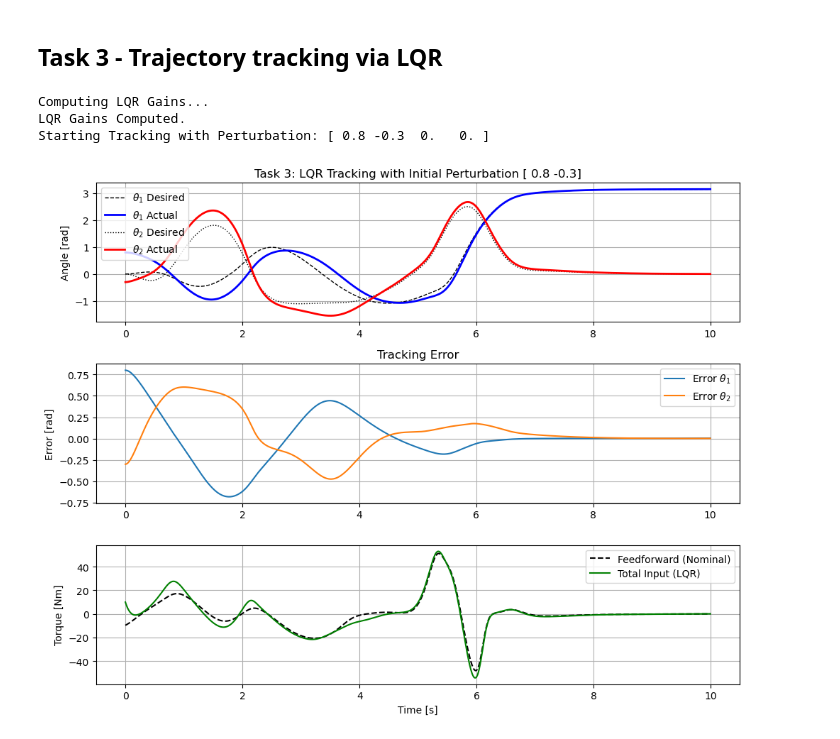
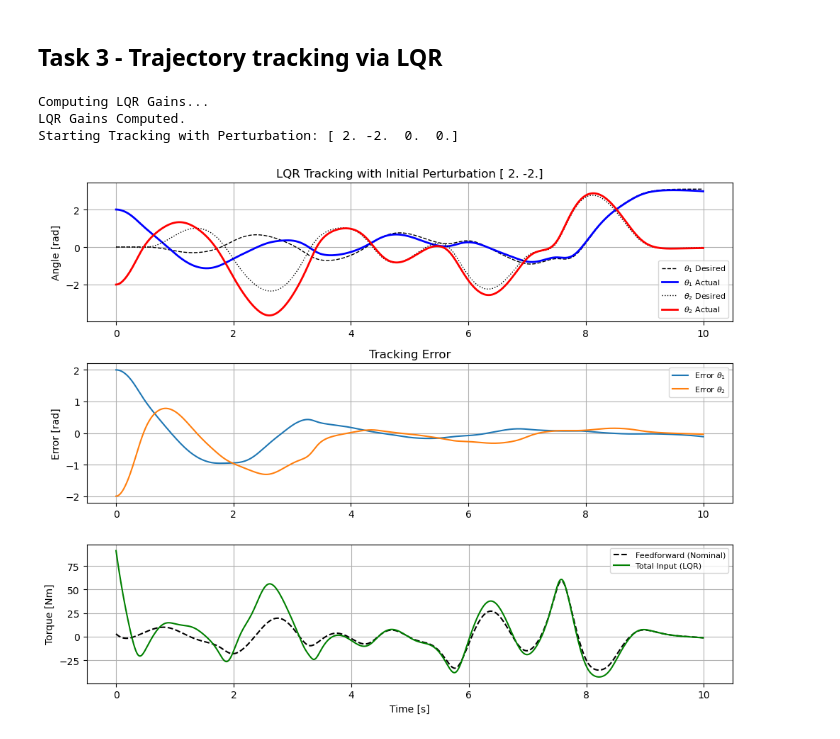
Before and after one commit to rubengilmartinez/acrobot-swingup-engine-optcon, a Jupyter notebook: notebooks/gymast_robot.ipynb, the cells around one changed output. Saved outputs shown, nothing was run; the diff lists cells and outputs as text; code cells hidden in the pictures.

```diff
--- a/notebooks/gymast_robot.ipynb
+++ b/notebooks/gymast_robot.ipynb
@@ -173,7 +173,7 @@ class Acrobot:
 
         # 3. Gravity Vector G(q)
         # G1 = g*lc1*m1*sin(theta1) + g*m2*(l1*sin(theta1) + lc2*sin(theta1+theta2))
-        g1 = self.g * self.lc1 * self.m1 * s1 + self.g * self.m2 * (self.l1 * s1) + self.lc2 * s12
+        g1 = self.g * self.lc1 * self.m1 * s1 + self.g * self.m2 * (self.l1 * s1 + self.lc2 * s12)
 
         # G2 = g*m2*lc2*sin(theta1+theta2)
         g2 = self.g * self.m2 * self.lc2 * s12
@@ -925,7 +935,7 @@ class NewtonSolver_Smooth:
         self.u_ref = np.zeros((self.N, 1))
 
         # Parameters for the "Natural" motion
-        t_switch = self.T_horizon / 2.0  # Time to start the main lift
+        t_switch = self.T_horizon / 1.5  # Time to start the main lift
 
         # 1. Oscillation Parameters
         pump_freq = 3.0
@@ -1113,7 +1123,7 @@ class NewtonSolver_Smooth:
             self.descent_norm_history.append(descent_norm)
 
             # --- PLOTTING: Armijo Landscape
-            if it < 3 or it % 10 == 0:
+            if it < 2 or it % 10 == 0:
                 print(f"Generating Armijo Plot for Iteration {it}...")
 
                 test_alphas = np.linspace(0, 1.5, 20)
@@ -1192,7 +1202,7 @@ class NewtonSolver_Smooth:
                     alpha *= beta
 
             # --- Finish Plotting (Add Stars for tested steps) ---
-            if it < 3 or it % 10 == 0:
+            if it < 2 or it % 10 == 0:
                 plt.scatter(alphas_tested, costs_tested, marker='*', s=100, color='orange',
                            edgecolor='black', zorder=5, label='Tested Steps')
                 if accepted:
@@ -1342,24 +1362,26 @@ class LQRTracker:
         self.dt = dt
         self.N = len(u_gen)
 
-        # --- LQR Cost Matrices (Tuning for Tracking) ---
-        # These can be different from Task 1/2!
+        # --- LQR Cost Matrices  ---
         # High Q_reg = "Stick very close to the path"
         self.Q_reg = np.diag([100.0, 100.0, 10.0, 10.0])
         self.R_reg = np.diag([0.1]) # Cheap control to allow aggressive corrections
         self.Q_reg_final = np.diag([100.0, 100.0, 10.0, 10.0])
 
-    def get_linearization(self, x, u):
+
+
+
+
+    def get_derivatives_fd(self, x, u): # Linearization of the non-linear dynamics
         """
-        Computes Jacobian A and B using Finite Differences
-        around a specific operating point (x, u).
+        Finite Difference calculation of Jacobians A, B.
         """
         eps = 1e-6
         nx, nu = 4, 1
-        A = np.zeros((nx, nx))
-        B = np.zeros((nx, nu))
+        A = np.zeros((nx, nx)) # shape (4,4)
+        B = np.zeros((nx, nu)) # shape (4,1)
 
-        # Central point
+        # Center point
         f0 = self.robot.discrete_step_rk4(x, u, self.dt)
 
         for i in range(nx):
@@ -1373,6 +1395,10 @@ class LQRTracker:
             B[:, i] = (f_inc - f0) / eps
 
         return A, B
+
+
+
+
 
     def compute_gains(self):
         """
@@ -1392,7 +1418,7 @@ class LQRTracker:
             # 1. Linearize around the OPTIMAL trajectory from Task 2
             x_t = self.x_gen[t]
             u_t = self.u_gen[t]
-            A_t, B_t = self.get_linearization(x_t, u_t)
+            A_t, B_t = self.get_derivatives_fd(x_t, u_t)
 
             # 2. Compute Gain K_t
             # K = inv(R + B'PB) * B'PA
@@ -1411,6 +1437,10 @@ class LQRTracker:
 
         print("LQR Gains Computed.")
         return self.K_gains
+
+
+
+
 
     def simulate_tracking(self, initial_perturbation):
         """
@@ -1441,18 +1471,19 @@ class LQRTracker:
 
         return x_real, u_real
 
-# --- EXECUTION FOR TASK 3 ---
+
+
+
+# --- EXECUTION ---
 
 # 1. Initialize Tracker with Task 2 results (x_opt, u_opt)
-# Note: Ensure you ran Task 2 before this!
 tracker = LQRTracker(robot, x_opt, u_opt, solver.dt)
 
 # 2. Compute Gains
 tracker.compute_gains()
 
-# 3. Define a perturbation (e.g., pushed 0.1 rad on theta1)
-# The hint says: "consider a perturbed initial condition"
-perturbation = np.array([0.8, -0.3, 0.0, 0.0])
+# 3. Define a perturbation --> 2 radians in theta1 and -2 radians in theta2
+perturbation = np.array([2, -2, 0.0, 0.0])
 
 # 4. Run Simulation
 x_track, u_track = tracker.simulate_tracking(perturbation)
@@ -1466,36 +1497,36 @@ plt.figure(figsize=(10, 8))
 plt.subplot(3, 1, 1)
 plt.plot(time, tracker.x_gen[:, 0], 'k--', linewidth=1, label=r'$\theta_1$ Desired')
 plt.plot(time, x_track[:, 0], 'b-', linewidth=2, label=r'$\theta_1$ Actual')
 plt.plot(time, tracker.x_gen[:, 1], 'k:', linewidth=1, label=r'$\theta_2$ Desired')
 plt.plot(time, x_track[:, 1], 'r-', linewidth=2, label=r'$\theta_2$ Actual')
 plt.ylabel('Angle [rad]')
-plt.title(f'Task 3: LQR Tracking with Initial Perturbation {perturbation[:2]}')
-plt.legend()
+plt.title(f'LQR Tracking with Initial Perturbation {perturbation[:2]}')
+plt.legend(fontsize=8)
 plt.grid(True)
 
 # Tracking Error
 plt.subplot(3, 1, 2)
 error = x_track - tracker.x_gen
 plt.plot(time, error[:, 0], label=r'Error $\theta_1$')
 plt.plot(time, error[:, 1], label=r'Error $\theta_2$')
 plt.ylabel('Error [rad]')
 plt.title('Tracking Error')
-plt.legend()
+plt.legend(fontsize=8)
 plt.grid(True)
 
 # Input Effort
 plt.subplot(3, 1, 3)
 plt.plot(time[:-1], tracker.u_gen, 'k--', label='Feedforward (Nominal)')
 plt.plot(time[:-1], u_track, 'g-', label='Total Input (LQR)')
 plt.ylabel('Torque [Nm]')
 plt.xlabel('Time [s]')
-plt.legend()
+plt.legend(fontsize=8)
 plt.grid(True)
 
 plt.tight_layout()
 plt.show()
 # %% [output]
 Computing LQR Gains...
 LQR Gains Computed.
-Starting Tracking with Perturbation: [ 0.8 -0.3  0.   0. ]
+Starting Tracking with Perturbation: [ 2. -2.  0.  0.]
-[figure, old version]
+[figure, new version]
```
Also changed, not shown: parts of 4 cells of this notebook, 9 other files.
